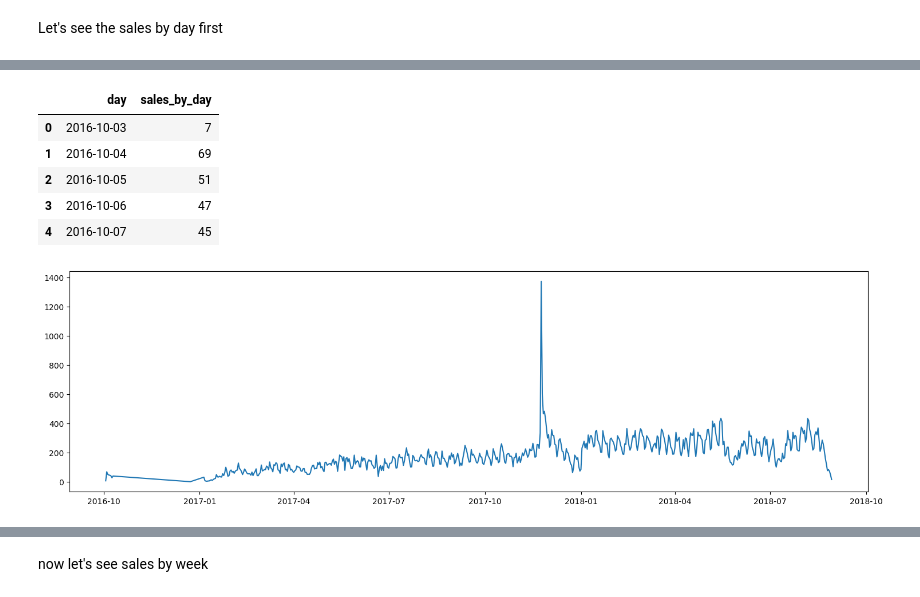
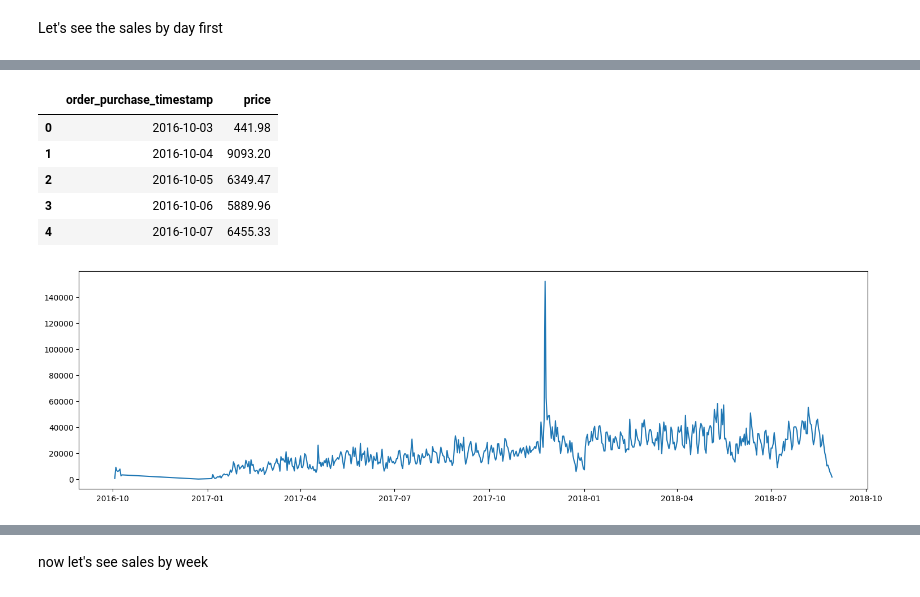
Before and after one commit to mikael-vestri/eCommerceAnalysis, a Jupyter notebook: Olist_Analysis.ipynb, the cells around one changed output, grey strips where cells are left out. Cells and saved outputs as stored; diff of their text form; code cells hidden in the pictures.

```diff
--- a/Olist_Analysis.ipynb
+++ b/Olist_Analysis.ipynb
@@ -921,3 +921,6 @@ df_purch
 113383 rows × 23 columns
 # %% [markdown]
 Let's see the sales by day first
+# %%
+df_daily = df_purch.loc[:,['order_purchase_timestamp','price']]
+df_daily.head()
@@ -924,17 +934,17 @@ Let's see the sales by day first
 # %%
-df_sales = df_purch.groupby('order_purchase_timestamp').price.count().rename('sales_by_day').reset_index()
-df_sales = df_sales.rename(columns={'order_purchase_timestamp':'day'})
-df_sales.head()
+df_daily = df_daily.groupby('order_purchase_timestamp').sum().reset_index()
+# df_daily = df_daily.rename(columns={'order_purchase_timestamp':'day'})
+df_daily.head()
 # %% [output]
-|  | day | sales_by_day |
-| 0 | 2016-10-03 | 7 |
-| 1 | 2016-10-04 | 69 |
-| 2 | 2016-10-05 | 51 |
-| 3 | 2016-10-06 | 47 |
-| 4 | 2016-10-07 | 45 |
+|  | order_purchase_timestamp | price |
+| 0 | 2016-10-03 | 441.98 |
+| 1 | 2016-10-04 | 9093.20 |
+| 2 | 2016-10-05 | 6349.47 |
+| 3 | 2016-10-06 | 5889.96 |
+| 4 | 2016-10-07 | 6455.33 |
 # %%
 plt.figure(figsize=[18,5])
-plt.plot(df_sales.day,df_sales.sales_by_day)
+plt.plot(df_daily['order_purchase_timestamp'],df_daily['price'])
 plt.show()
 # %% [output]
-[figure, old version]
+[figure, new version]
```
Also changed, not shown: parts of 86 cells of this notebook.
